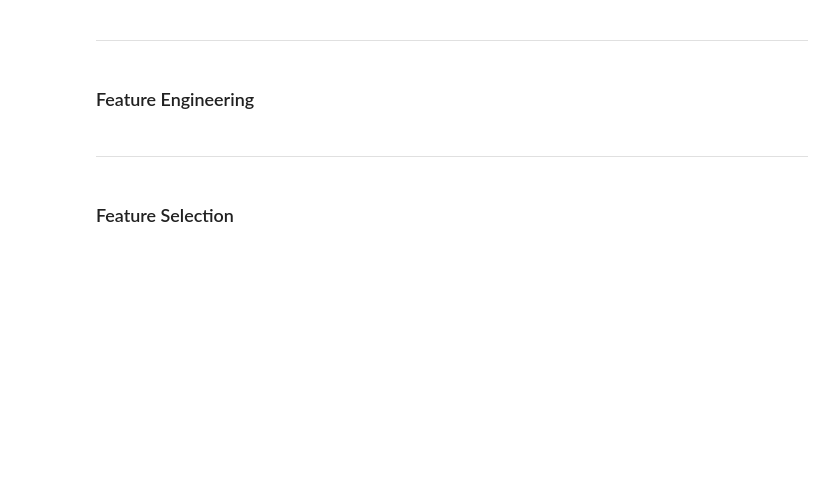
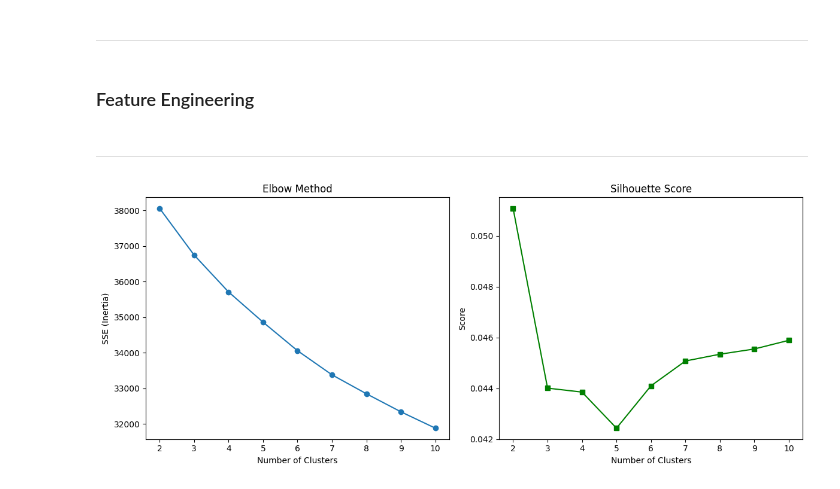
Before and after one commit to danisharain12/Maritime-Fleet-Operations-Optimization-through-Clustering, a Jupyter notebook: Maritime Fleet Operations Optimization through Clustering.ipynb, the cells around one changed output. Saved outputs shown, nothing was run; the diff lists cells and outputs as text; code cells hidden in the pictures; blank space fills up the shorter version.

```diff
--- a/Maritime Fleet Operations Optimization through Clustering.ipynb
+++ b/Maritime Fleet Operations Optimization through Clustering.ipynb
@@ -240,5 +240,3 @@ preprocessor = ColumnTransformer(
     remainder='passthrough')
 # %% [markdown]
 ----------
-# %% [markdown]
-### Feature Selection
@@ -244,0 +246,31 @@ preprocessor = ColumnTransformer(
+# %%
+X_processed = preprocessor.fit_transform(df)
+
+sse = []
+silhouette = []
+K_range = range(2, 11)
+
+for k in K_range:
+    kmeans = KMeans(n_clusters=k, random_state=42, n_init='auto')
+    labels = kmeans.fit_predict(X_processed)
+    sse.append(kmeans.inertia_)
+    silhouette.append(silhouette_score(X_processed, labels))
+
+# Plot Elbow Method
+plt.figure(figsize=(12, 5))
+plt.subplot(1, 2, 1)
+plt.plot(K_range, sse, marker='o')
+plt.title('Elbow Method')
+plt.xlabel('Number of Clusters')
+plt.ylabel('SSE (Inertia)')
+
+# Plot Silhouette Scores
+plt.subplot(1, 2, 2)
+plt.plot(K_range, silhouette, marker='s', color='green')
+plt.title('Silhouette Score')
+plt.xlabel('Number of Clusters')
+plt.ylabel('Score')
+plt.tight_layout()
+plt.show()
+# %% [output]
+[figure, added]
```
Also changed, not shown: parts of 10 cells of this notebook.
